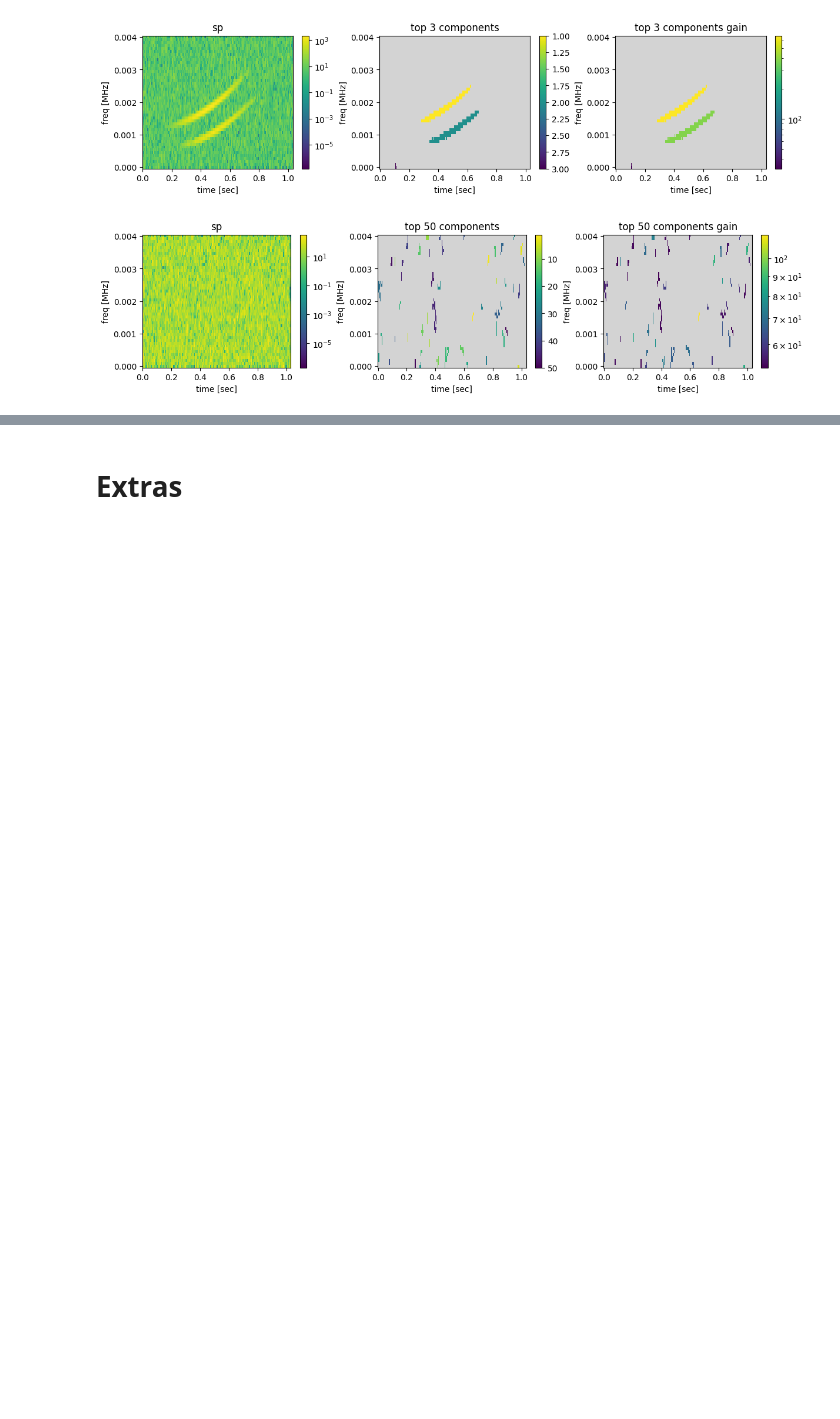
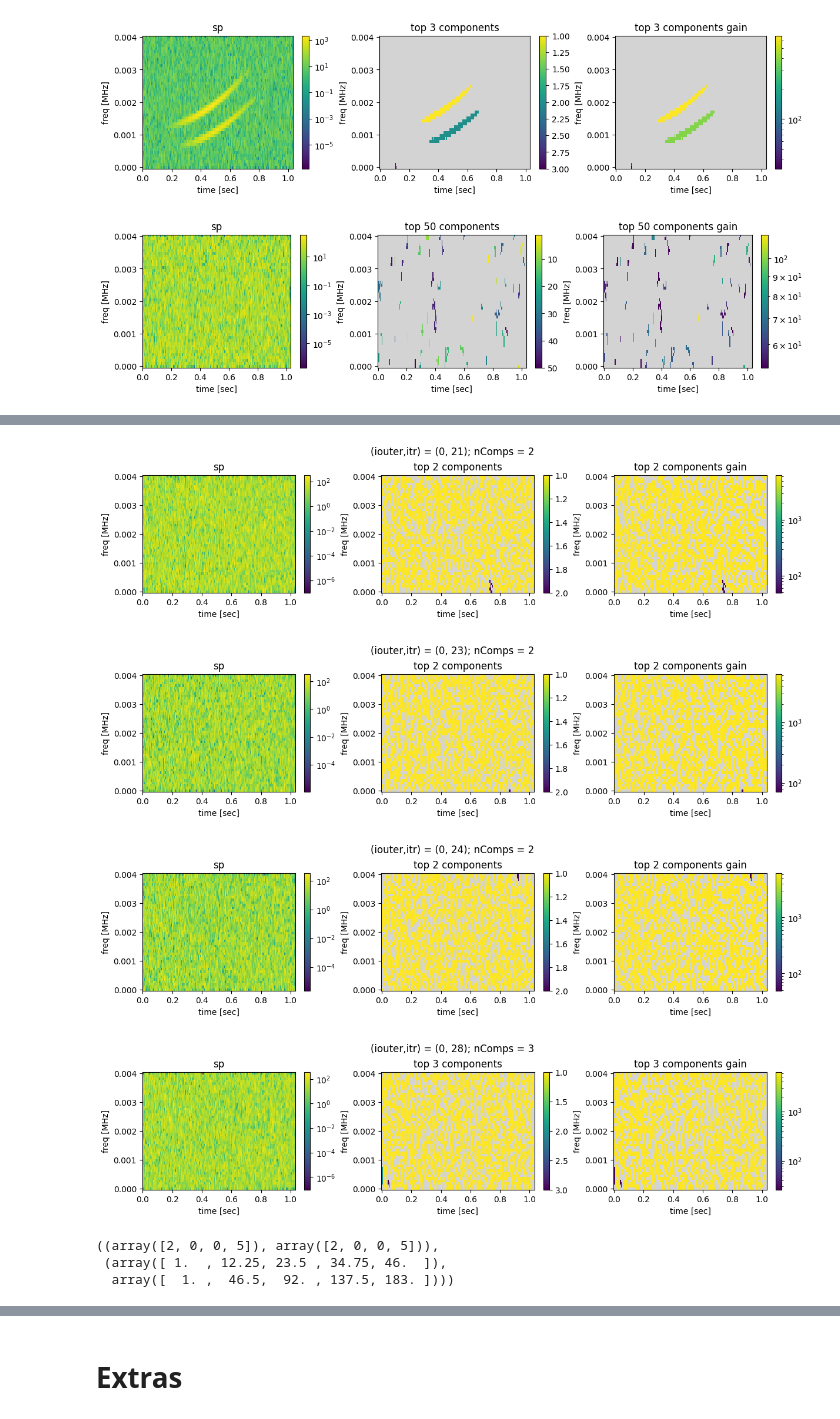
Before and after one commit to nacrocker/automated-segmentation, a Jupyter notebook: maxtree_tests_with_synthetic_data_and_noise.ipynb, the cells around one changed output, grey strips where cells are left out. Saved outputs shown, nothing was run; the diff lists cells and outputs as text; code cells hidden in the pictures; blank space fills up the shorter version.

```diff
--- a/maxtree_tests_with_synthetic_data_and_noise.ipynb
+++ b/maxtree_tests_with_synthetic_data_and_noise.ipynb
@@ -1865,0 +1968,31 @@ Wall time: 4min 54s
+# %%
+if Save:
+    # display saved diagnostics
+
+    compssav = {k:v  for k,v in saved.items() if 'mxgnndinds' in v}
+    ncompssav = {k:len(v['mxgnndinds']) for k,v in saved.items() if 'mxgnndinds' in v}
+    compssavk = list(compssav.keys())
+
+    maxToShow = 4
+    ToShow = [k for k in compssavk if ncompssav[k] > 1]
+    ToShow = ToShow[0:min(len(ToShow),maxToShow)]
+    for i,kTS in enumerate(ToShow):
+        self,gain,mxgnndinds = [compssav[kTS][k] for k in ['self','gain','mxgnndinds']]
+
+        mxgnndslabeltopfill,mxgntopfill = self.label_optimummaxattrnode_image_components_with_rank_and_attr(gain)
+        _ = show_top_components_rank_and_gain(self.image,mxgnndslabeltopfill,mxgntopfill,ntop=len(mxgnndinds))
+        plt.suptitle(f'(iouter,itr) = {compssavk[i]}; nComps = {len(mxgnndinds)}')
+# %% [output]
+[figure, added]
+[figure, added]
+[figure, added]
+[figure, added]
+# %%
+exts = ravel_vec(self.extents)
+exts = [exts[[0,1,2,3]],exts[[5,6,7]]]
+h,e = list(zip(*[np.histogram(e,bins='auto') for e in np.concatenate(exts).T]))
+h,e
+# %% [output]
+((array([2, 0, 0, 5]), array([2, 0, 0, 5])),
+ (array([ 1.  , 12.25, 23.5 , 34.75, 46.  ]),
+  array([  1. ,  46.5,  92. , 137.5, 183. ])))
```
Also changed, not shown: parts of 7 cells of this notebook.
